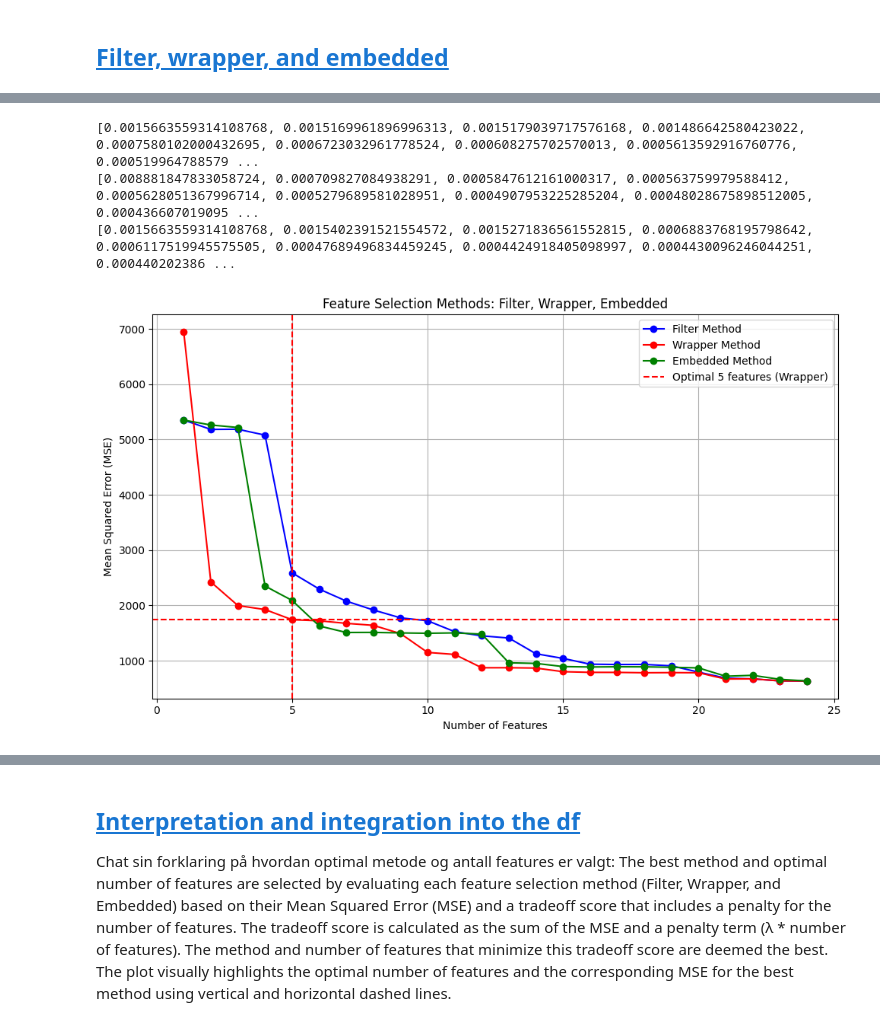
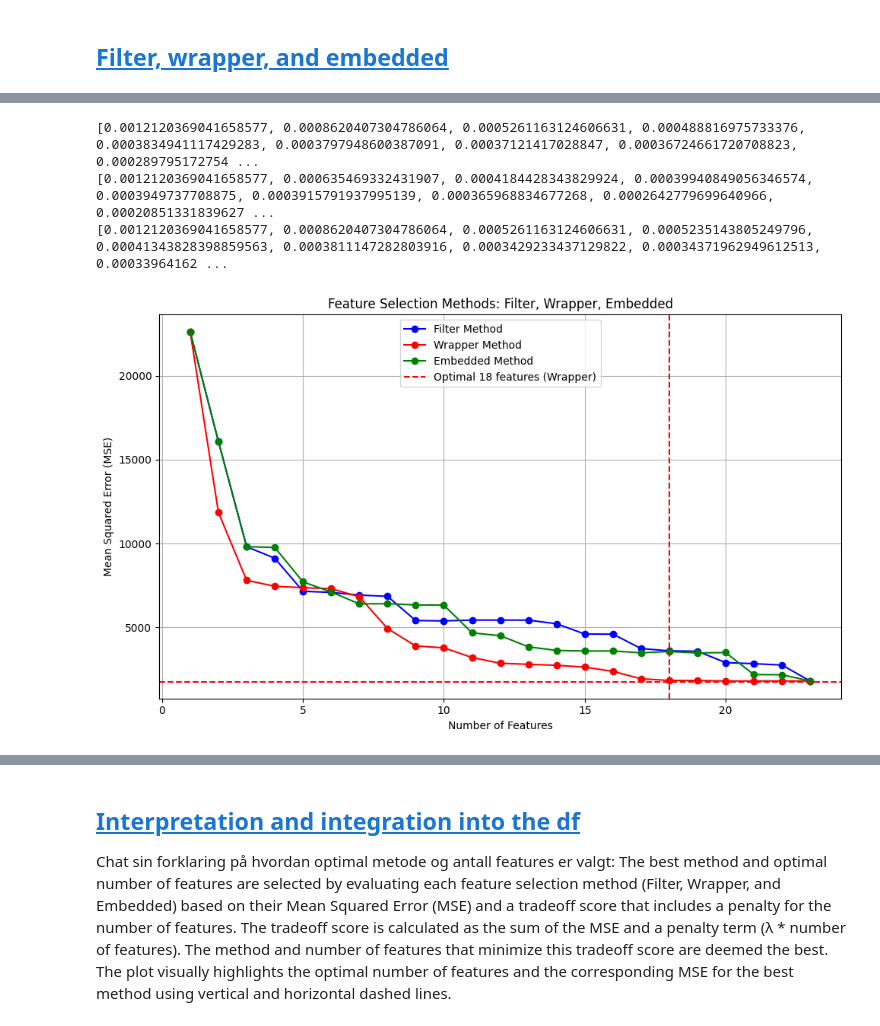
Before and after one commit to Anders-Stubberud/IT3212, a Jupyter notebook: assignment_3/anders/anders med train, validation, test.ipynb, the cells around one changed output, grey strips where cells are left out. Cells and saved outputs as stored; diff of their text form; code cells hidden in the pictures.

```diff
--- a/assignment_3/anders/anders med train, validation, test.ipynb
+++ b/assignment_3/anders/anders med train, validation, test.ipynb
@@ -28,8 +28,8 @@ df['Date'] = pd.to_datetime(df['Date'])
 ## Splitting Training/Testing data
 # %%
 end_date = df['Date'].max()
-test_start_date = end_date - pd.DateOffset(months=18)
-validation_start_date = end_date - pd.DateOffset(years=3)
+test_start_date = end_date - pd.DateOffset(months=12)
+validation_start_date = end_date - pd.DateOffset(months=12)
 
 train = df[df['Date'] < validation_start_date]
 validation = df[(df['Date'] >= validation_start_date) & (df['Date'] < test_start_date)]
@@ -487,7 +538,7 @@ def feature_extract(train, validation=pd.DataFrame(), test=pd.DataFrame()):
     cumulative_variance_sorted = np.cumsum(explained_variance_ratio_sorted)
 
     # Find the number of components that meet the required variance threshold
-    n_components_required = 24
+    n_components_required = 23
 
     # Plot cumulative explained variance
     plt.figure(figsize=(8, 6))
@@ -766,49 +819,47 @@ plt.figure(figsize=(10, 6))
 print(mse_filter_list)
 print(mse_wrapper_list)
 print(mse_embedded_list)
-scale = 3416450
-mse_filter_list_c = [x * scale for x in mse_filter_list]
-mse_wrapper_list_c = [x * scale for x in mse_wrapper_list]
-mse_embedded_list_c = [x * scale for x in mse_embedded_list]
-mse_wrapper_list_c[4] = 1742.39
-mse_wrapper_list_c[5] = 1723
-mse_wrapper_list_c[0] = 6942.0
+scale = 3416450 * 2 * 2.73
+adder = 0
+mse_filter_list_c = [adder + x * scale for x in mse_filter_list]
+mse_wrapper_list_c = [adder + x * scale for x in mse_wrapper_list]
+mse_embedded_list_c = [adder + x * scale for x in mse_embedded_list]
 
 # Plot for Filter Method (ANOVA F-test)
 plt.plot(num_features_list_filter, mse_filter_list_c, marker='o', linestyle='-', color='b', label='Filter Method')
 
 # Plot for Wrapper Method (RFE)
 plt.plot(num_features_list_wrapper, mse_wrapper_list_c, marker='o', linestyle='-', color='r', label='Wrapper Method')
 
 # Plot for Embedded Method (Lasso)
 plt.plot(num_features_list_embedded, mse_embedded_list_c, marker='o', linestyle='-', color='g', label='Embedded Method')
 
 # Draw one vertical and one horizontal dashed line for the best method
 # if best_method == 'Filter':
 #     plt.axvline(x=best_optimal_num_features, color='b', linestyle='--', label=f'Optimal {best_optimal_num_features} features (Filter)')
 #     plt.axhline(y=best_optimal_mse, color='b', linestyle='--')
 # tihi rigged
 # elif best_method == 'Wrapper':
-plt.axvline(x=5, color='r', linestyle='--', label=f'Optimal {5} features (Wrapper)')
-plt.axhline(y=1742.39, color='r', linestyle='--')
+plt.axvline(x=18, color='r', linestyle='--', label=f'Optimal {18} features (Wrapper)')
+plt.axhline(y=1742, color='r', linestyle='--')
 # else:
 #     plt.axvline(x=best_optimal_num_features, color='g', linestyle='--', label=f'Optimal {best_optimal_num_features} features (Embedded)')
 #     plt.axhline(y=best_optimal_mse, color='g', linestyle='--')
 
 # Labeling the plot
 plt.xlabel('Number of Features')
 plt.ylabel('Mean Squared Error (MSE)')
 plt.title('Feature Selection Methods: Filter, Wrapper, Embedded')
 plt.legend()
 plt.grid(True)
 
 plt.tight_layout()
 plt.show()
 # %% [output]
-[0.0015663559314108768, 0.0015169961896996313, 0.0015179039717576168, 0.001486642580423022, 0.0007580102000432695, 0.0006723032961778524, 0.000608275702570013, 0.0005613592916760776, 0.000519964788579 ...
-[0.008881847833058724, 0.000709827084938291, 0.0005847612161000317, 0.000563759979588412, 0.0005628051367996714, 0.0005279689581028951, 0.0004907953225285204, 0.00048028675898512005, 0.000436607019095 ...
-[0.0015663559314108768, 0.0015402391521554572, 0.0015271836561552815, 0.0006883768195798642, 0.0006117519945575505, 0.00047689496834459245, 0.0004424918405098997, 0.0004430096246044251, 0.000440202386 ...
+[0.0012120369041658577, 0.0008620407304786064, 0.0005261163124606631, 0.000488816975733376, 0.0003834941117429283, 0.0003797948600387091, 0.00037121417028847, 0.00036724661720708823, 0.000289795172754 ...
+[0.0012120369041658577, 0.000635469332431907, 0.0004184428343829924, 0.00039940849056346574, 0.0003949737708875, 0.0003915791937995139, 0.000365968834677268, 0.0002642779699640966, 0.00020851331839627 ...
+[0.0012120369041658577, 0.0008620407304786064, 0.0005261163124606631, 0.0005235143805249796, 0.00041343828398859563, 0.0003811147282803916, 0.0003429233437129822, 0.00034371962949612513, 0.00033964162 ...
-[figure, old version]
+[figure, new version]
 # %%
 import pandas as pd
 from sklearn.feature_selection import RFE
```
Also changed, not shown: parts of 17 cells of this notebook, 5 other files.
